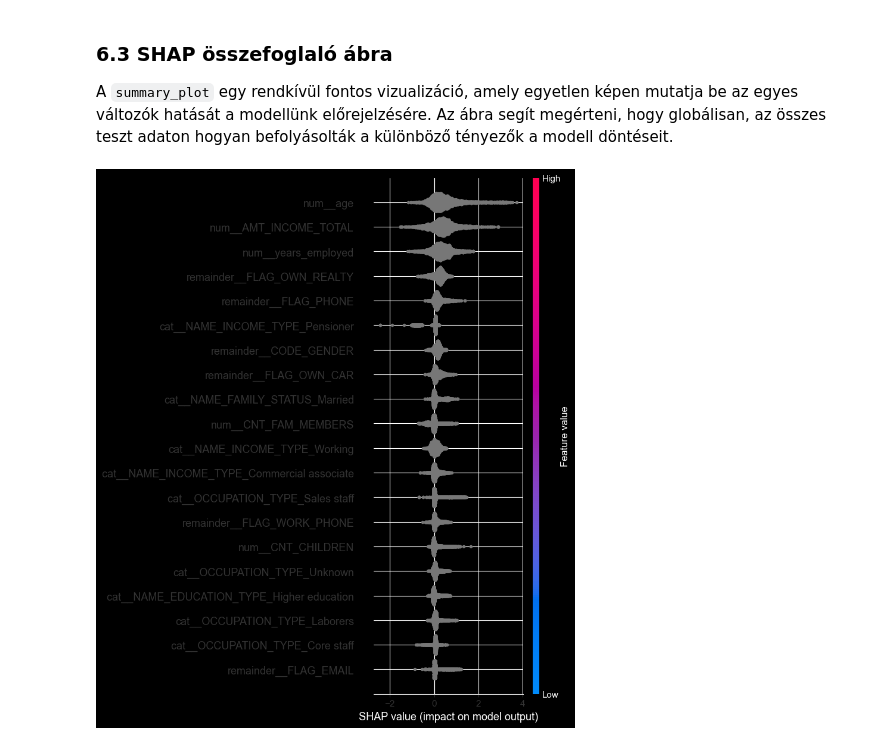
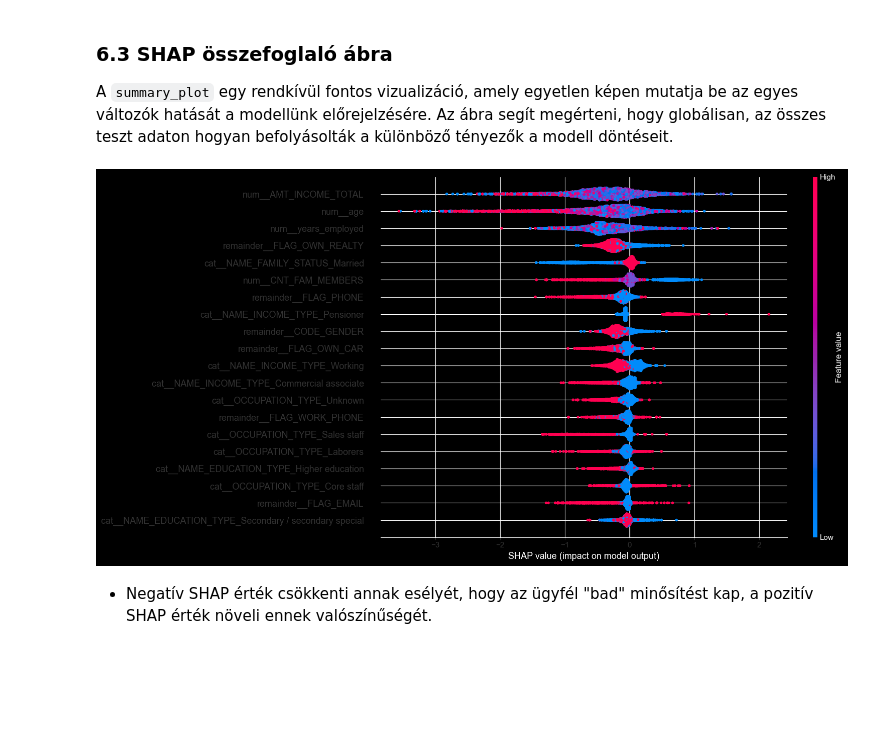
Before and after one commit to BrindzaB/CreditApprovalPrediction, a Jupyter notebook: Credit_Card_Approval_Prediction.ipynb, the cells around one changed output. Drawn from its saved outputs; the diff is of its cells as text; code cells hidden in the pictures; blank space fills up the shorter version.

Commit message:
SHAP summary_plot corrected with colors

```diff
--- a/Credit_Card_Approval_Prediction.ipynb
+++ b/Credit_Card_Approval_Prediction.ipynb
@@ -698,6 +698,7 @@ feature_names = preprocessor.get_feature_names_out()
 
 # Assigning feature names to the test data to be able to handle as a pandas DataFrame
 X_test_transformed_df = pd.DataFrame(X_test_transformed, columns=feature_names)
+X_test_transformed_df = X_test_transformed_df.astype(float)
 # %% [markdown]
 - `features_names = preprocessor.get_feature_names_out()`: ez a parancs a preprocessor objektumtól lekéri a transzofrmáció utáni oszlopneveket. A `get_feature_names_out()` metódus látja el ez a feladatot. Az új oszlopnevek például úgy nézhetnek ki, hogy cat_NAME_INCOME_TYPE_1, cat_NAME_EDUCATION_TYPE_2, num_AMT_INCOME_TOTAL stb. A cat_ és num_ előtagokból pedig tudni fogjuk, hogy az adott oszlop eredetileg kategorikus vagy numerikus változó volt-e.
 - `X_test_transformed_df = pd.DataFrame(X_test_transformed.toarray(), columns=feature_names)`: Létrehozunk egy új DataFrame-t, aminek a columns paraméterébe beletesszük a fent kinyert oszlopneveket. Az eredmény egy könnyen kezelhető és értelmezhető DataFrame.
@@ -732,7 +734,10 @@ A SHAP magyarázóknak a változók neveire van szükségük, hogy a későbbiek
 
 A `summary_plot` egy rendkívül fontos vizualizáció, amely egyetlen képen mutatja be az egyes változók hatását a modellünk előrejelzésére. Az ábra segít megérteni, hogy globálisan, az összes teszt adaton hogyan befolyásolták a különböző tényezők a modell döntéseit.
 # %%
-shap_to_plot = -1 * shap_values
-shap.summary_plot(shap_to_plot, X_test_transformed_df)
+import matplotlib.pyplot as plt
+
+shap.summary_plot(shap_values, X_test_transformed_df, plot_size=(16, 8))
 # %% [output]
-[figure, old version]
+[figure, new version]
+# %% [markdown]
+- Negatív SHAP érték csökkenti annak esélyét, hogy az ügyfél "bad" minősítést kap, a pozitív SHAP érték növeli ennek valószínűségét.
```
Also changed, not shown: parts of 5 cells of this notebook.
